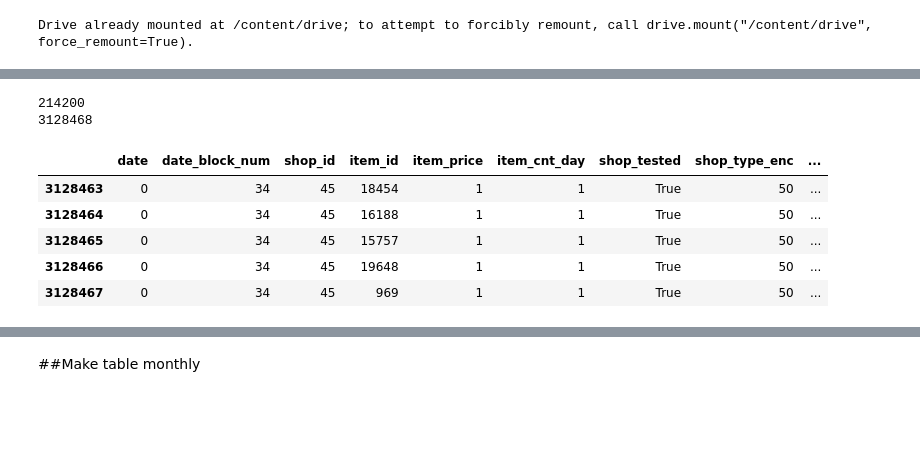
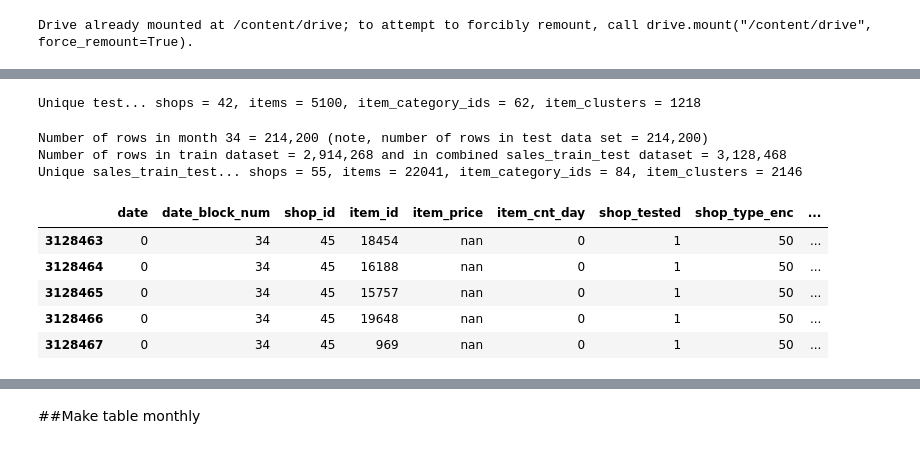
Before and after one commit to migai/Kag, a Jupyter notebook: ipynb_versions/feature_merge_and_model_v1.1_mg_copy_at_v2.ipynb, the cells around one changed output, grey strips where cells are left out. Saved outputs shown, nothing was run; the diff lists cells and outputs as text; code cells hidden in the pictures; blank space fills up the shorter version.

Commit message:
mg progress on data prep v1.1 modeling ipynb

```diff
--- a/ipynb_versions/feature_merge_and_model_v1.1_mg_copy_at_v2.ipynb
+++ b/ipynb_versions/feature_merge_and_model_v1.1_mg_copy_at_v2.ipynb
@@ -89,13 +166,0 @@ from lightgbm import LGBMRegressor
-# %%
-# Notebook formatting
-# Adjust as per your preferences.  I'm using a FHD monitor with a full-screen browser window containing my IPynb notebook
-
-# format pandas output so we can see all the columns we care about (instead of "col1  col2  ........ col8 col9", we will see "col1 col2 col3 col4 col5 col6 col7 col8 col9" if it fits inside display.width parameter)
-pd.set_option("display.max_columns",30)
-pd.set_option("display.max_rows",100)     # Override pandas choice of how many rows to show, so, for example, we can see the full 84-row item_category dataframe instead of the first few rows, then ...., then the last few rows
-pd.set_option("display.width", 300)       # Similar to the above for showing more rows than pandas defaults to, we can show more columns than default, if we tune this to our monitor window size
-pd.set_option("max_colwidth", None)
-
-#pd.set_option("display.precision", 3)  # Nah, this is helpful, but below is even better
-#Try to convince pandas to print without decimal places if a number is actually an integer (helps keep column width down, and highlights data types)
-pd.options.display.float_format = lambda x : '{:.0f}'.format(x) if round(x,0) == x else '{:,.3f}'.format(x)
@@ -176,0 +237,7 @@ To Do:
+# %%
+# re-scale cluster_code so we can use int16 (<= 32767)
+#   do it with the items_new dataframe, so we are including all possible item_id and cluster_code values
+items_new.cluster_code = items_new.cluster_code.astype('category')
+items_new['item_cluster'] = items_new.cluster_code.cat.codes
+print(f'Number of unique item_cluster values: {items_new.item_cluster.nunique():d}; Max item_cluster value: {items_new.item_cluster.max():d}\n')
+print(items_new.head(2))
@@ -177,21 +250,52 @@ To Do:
+# %%
+# merge the new int16 version of cluster code onto the train and test datasets; drop the old code column
+sales_train_cln_mrg = sales_train_cln_mrg.merge(items_new[['item_id','item_cluster']], on='item_id', how='left')
+sales_train_cln_mrg.drop('cluster_code', axis=1, inplace=True)
+test_mrg = test_mrg.merge(items_new[['item_id','item_cluster']], on='item_id', how='left')
+test_mrg.drop('cluster_code', axis=1, inplace=True)
+# %%
+# Later, we will do a cartesian product to inform the model explicitly of zero sales months on shop-item pairs, shops, items, ...
+#  to help keep the dataframe memory requirements lower, let's only cartesian product rows for the most important features:
+#  shop_id present in test, or item_id present in test, or item_category_id present in test, or item_cluster present in test
+
+test_shops_u = test_mrg.shop_id.unique()
+test_items_u = test_mrg.item_id.unique()
+test_item_cat_u = test_mrg.item_category_id.unique()
+test_item_cluster_u = test_mrg.item_cluster.unique()
+print(f'Unique test... shops = {len(test_shops_u)}, items = {len(test_items_u)}, item_category_ids = {len(test_item_cat_u)}, item_clusters = {len(test_item_cluster_u)}')
+
+# Not really worth it to limit train dataset to just these; we eliminate only about 3000 rows of 3,000,000 train data rows
+#   and reduces the full cartesian product dataset of 41.2 million rows by 75,000, or approx. 0.2%
+# %% [output]
+Unique test... shops = 42, items = 5100, item_category_ids = 62, item_clusters = 1218
 # %%
 # merge the test dataset onto the train dataset, so that every feature we make will apply to both
-#   we will know how to separate them, as test set is the only data with month = 34
+#   Because we assign date_block_num = 34 to test rows (and no train rows = 34), we can use this
+#   to separate the test rows from the train rows after feature generation is complete
 test_mrg['date'] = 0
 test_mrg['date_block_num'] = 34
-test_mrg['item_price'] = 1
-test_mrg['item_cnt_day'] = 1
+test_mrg['item_price'] = np.NaN
+test_mrg['item_cnt_day'] = 0
+test_length = len(test_mrg)
 #sales_train_cln_mrg['ID'] = 0  # this takes up a huge amount of memory; leave it out, and merge the ID back in to test data on unique shop-item pair
 sales_train_test = sales_train_cln_mrg.append(test_mrg.drop('ID',axis=1), ignore_index=True)
-print(len(sales_train_test[sales_train_test.date_block_num == 34]))
-print(len(sales_train_test))
+
+ITEM_CNT_TRAIN_CLIP = 500  # will clip item_cnt_month to 20 after the model runs; for training, we'll let it go higher
+sales_train_test.item_cnt_day = sales_train_test.item_cnt_day.clip(0, ITEM_CNT_TRAIN_CLIP)
+sales_train_test.shop_tested = sales_train_test.shop_tested.astype(np.int8)    # change boolean to integer 1/0 for later use
+sales_train_test.item_tested = sales_train_test.item_tested.astype(np.int8)    # same as above
+
+print(f'Number of rows in month 34 = {len(sales_train_test[sales_train_test.date_block_num == 34]):,d} (note, number of rows in test data set = {test_length:,d})')
+print(f'Number of rows in train dataset = {len(sales_train_cln_mrg):,d} and in combined sales_train_test dataset = {len(sales_train_test):,d}')
+print(f'Unique sales_train_test... shops = {sales_train_test.shop_id.nunique()}, items = {sales_train_test.item_id.nunique()}, item_category_ids = {sales_train_test.item_category_id.nunique()}, item_clusters = {sales_train_test.item_cluster.nunique()}')
 sales_train_test.tail()
 # %% [output]
-214200
-3128468
+Number of rows in month 34 = 214,200 (note, number of rows in test data set = 214,200)
+Number of rows in train dataset = 2,914,268 and in combined sales_train_test dataset = 3,128,468
+Unique sales_train_test... shops = 55, items = 22041, item_category_ids = 84, item_clusters = 2146
 |  | date | date_block_num | shop_id | item_id | item_price | item_cnt_day | shop_tested | shop_type_enc | ... |
-| 3128463 | 0 | 34 | 45 | 18454 | 1 | 1 | True | 50 | ... |
-| 3128464 | 0 | 34 | 45 | 16188 | 1 | 1 | True | 50 | ... |
-| 3128465 | 0 | 34 | 45 | 15757 | 1 | 1 | True | 50 | ... |
-| 3128466 | 0 | 34 | 45 | 19648 | 1 | 1 | True | 50 | ... |
-| 3128467 | 0 | 34 | 45 | 969 | 1 | 1 | True | 50 | ... |
+| 3128463 | 0 | 34 | 45 | 18454 | nan | 0 | 1 | 50 | ... |
+| 3128464 | 0 | 34 | 45 | 16188 | nan | 0 | 1 | 50 | ... |
+| 3128465 | 0 | 34 | 45 | 15757 | nan | 0 | 1 | 50 | ... |
+| 3128466 | 0 | 34 | 45 | 19648 | nan | 0 | 1 | 50 | ... |
+| 3128467 | 0 | 34 | 45 | 969 | nan | 0 | 1 | 50 | ... |
```
Also changed, not shown: parts of 39 cells of this notebook, 2 other files.
